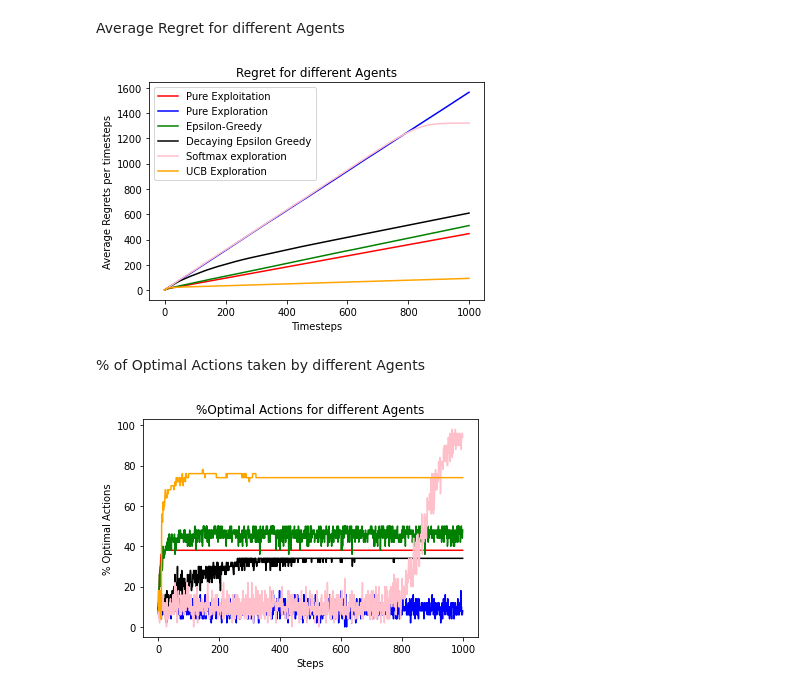
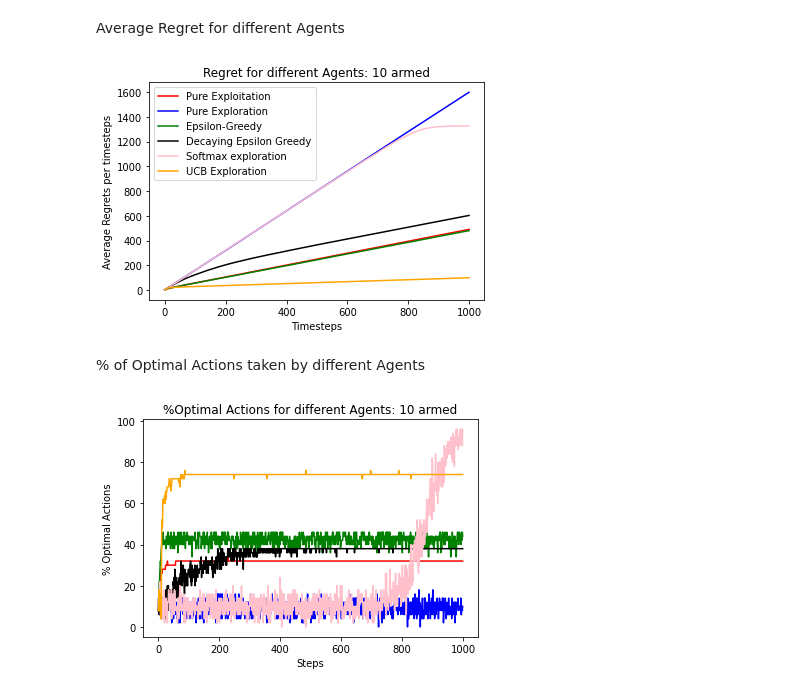
Before and after one commit to Romit-Mohanty-1/CS698R-ROMIT-MOHANTY-190720-ASSIGN-1, a Jupyter notebook: 10_armed_bandit.ipynb, the cells around one changed output. Saved outputs shown, nothing was run; the diff lists cells and outputs as text; code cells hidden in the pictures.

```diff
--- a/10_armed_bandit.ipynb
+++ b/10_armed_bandit.ipynb
@@ -23,2 +23,29 @@ We now simply import gym, create our environment and run a few steps.
 
 Set global seed for both random and numpy.random
+# %%
+import gym
+import numpy as np
+import math
+import random
+from matplotlib import pyplot as plt
+random.seed(3)
+np.random.seed(3)
+params={}
+params["sigma"]=1
+params["mu"]=0
+params["arms"]=10
+params["maxEpisodes"]=1000
+params["epsilon"]=0.1
+params["initial_epsilon"]=1.0
+params["final_epsilon"]={}
+params["decay_rate"]={}
+params["final_epsilon"]['lin']=0.0
+params["final_epsilon"]['exp']=0.0001
+params["decay_rate"]['lin']=(params["initial_epsilon"]-params["final_epsilon"]['lin'])/params["maxEpisodes"]
+params["decay_rate"]['exp']=np.log(params["initial_epsilon"]/params["final_epsilon"]['exp'])/params["maxEpisodes"]
+params["c_UCB"]=0.1
+params["init_temp"]=10000000
+params["final_temp"]=0.05
+params["temp_decay_rate_lin"]=(params["init_temp"]-params["final_temp"])/params["maxEpisodes"]
+params["temp_decay_rate_exp"]=np.log(params["init_temp"]/params["final_temp"])/params["maxEpisodes"]
+params["no_envs"]=50
@@ -25,12 +55,8 @@ Set global seed for both random and numpy.random
 # %%
-import gym
-import numpy as np
-import math
-import random
-from matplotlib import pyplot as plt
+
 random.seed(3)
 np.random.seed(3)
-env=gym.make('Assignment_1:tenArmedGaussianBandit-v0')
+env=gym.make('Assignment_1:tenArmedGaussianBandit-v0',mu=params["mu"],sigma=params["sigma"],arms=params["arms"])
 episodes = 10
 for episode in range(1,episodes+1):
     state=env.reset()
@@ -254,12 +262,14 @@ def UCBexploration(env,params):
 # %% [markdown]
 Creating 50 different probability distribution for creating 50 different Environments. Also simultaneously creating V* and Q* tables.
 # %%
+random.seed(3)
+np.random.seed(3)
 envs=[]
 q_star=[]
 v_star=[]
 for i in range(50):
         # envs is a list of environments
-    env=gym.make('Assignment_1:tenArmedGaussianBandit-v0')
+    env=gym.make('Assignment_1:tenArmedGaussianBandit-v0',mu=params["mu"],sigma=params["sigma"],arms=params["arms"])
     envs.append(env)
     q_star.append(envs[i].mean_rewards)
     v_star.append(np.amax(q_star[i]))
@@ -615,13 +625,13 @@ plt.ylabel('Average Regrets per timesteps')
 plt.xlabel('Timesteps')
 # plt.title('UCBexploration:Average regrets recieved vs timestep 2armedBandit')
 plt.legend(["Pure Exploitation","Pure Exploration","Epsilon-Greedy","Decaying Epsilon Greedy","Softmax exploration","UCB Exploration"], loc ="upper left")
-plt.title("Regret for different Agents")
+plt.title("Regret for different Agents: 10 armed")
 plt.savefig('Regrets 10 armed.pdf')
 # plt.index
 # plt.close()
 # Regret(envs,params,v_star,q_star,"exp")
 # %% [output]
-[figure, old version]
+[figure, new version]
 # %% [markdown]
 % of Optimal Actions taken by different Agents
 # %%
@@ -754,32 +764,32 @@ plt.plot(np.arange(0,params["maxEpisodes"]),optimal1, color='pink')
 
 Actions1=np.zeros((params["no_envs"],params["maxEpisodes"]))
 Q_est1=np.zeros((params["no_envs"],envs[0].action_space.n))
 for i in range(params["no_envs"]):
     Q_est,R,actions=UCBexploration(envs[i],params)
     # print(actions)
     # print(np.shape(actions))
     Actions1[i]=actions
     # print(Q_est[-1])
     # Q_est1[i]=Q_est[-1]
 Actions1=np.transpose(Actions1)
 # print(np.shape(Actions1))
 optimal1=np.zeros((params["maxEpisodes"]))
 for i in range(params["maxEpisodes"]):
     count1=0
     for j in range(params["no_envs"]):
         if Actions1[i][j] in np.where(q_star[j]==v_star[j]):
             count1+=1
     optimal1[i]=(count1*100/params["no_envs"])
 plt.plot(np.arange(0,params["maxEpisodes"]),optimal1, color='orange')
 # plt.ylabel('Average Regrets per timesteps')
 # plt.xlabel('Timesteps')
 # plt.title('UCBexploration: % optimal action done vs timestep 2armedBandit')
 # plt.savefig(' UCBexploration-2armedBandit  % optimal action done  vs timestep .pdf')
 # plt.close()
 plt.ylabel("% Optimal Actions")
 plt.xlabel("Steps")
 # plt.legend(["Pure Exploitation","Pure Exploration","Epsilon-Greedy","Decaying Epsilon Greedy","Softmax exploration","UCB Exploration"], loc ="upper left")
-plt.title("%Optimal Actions for different Agents")
+plt.title("%Optimal Actions for different Agents: 10 armed")
 plt.savefig('%Optimal Actions- 10 armed.pdf')
 # %% [output]
-[figure, old version]
+[figure, new version]
```
Also changed, not shown: parts of 6 cells of this notebook, 34 other files.
